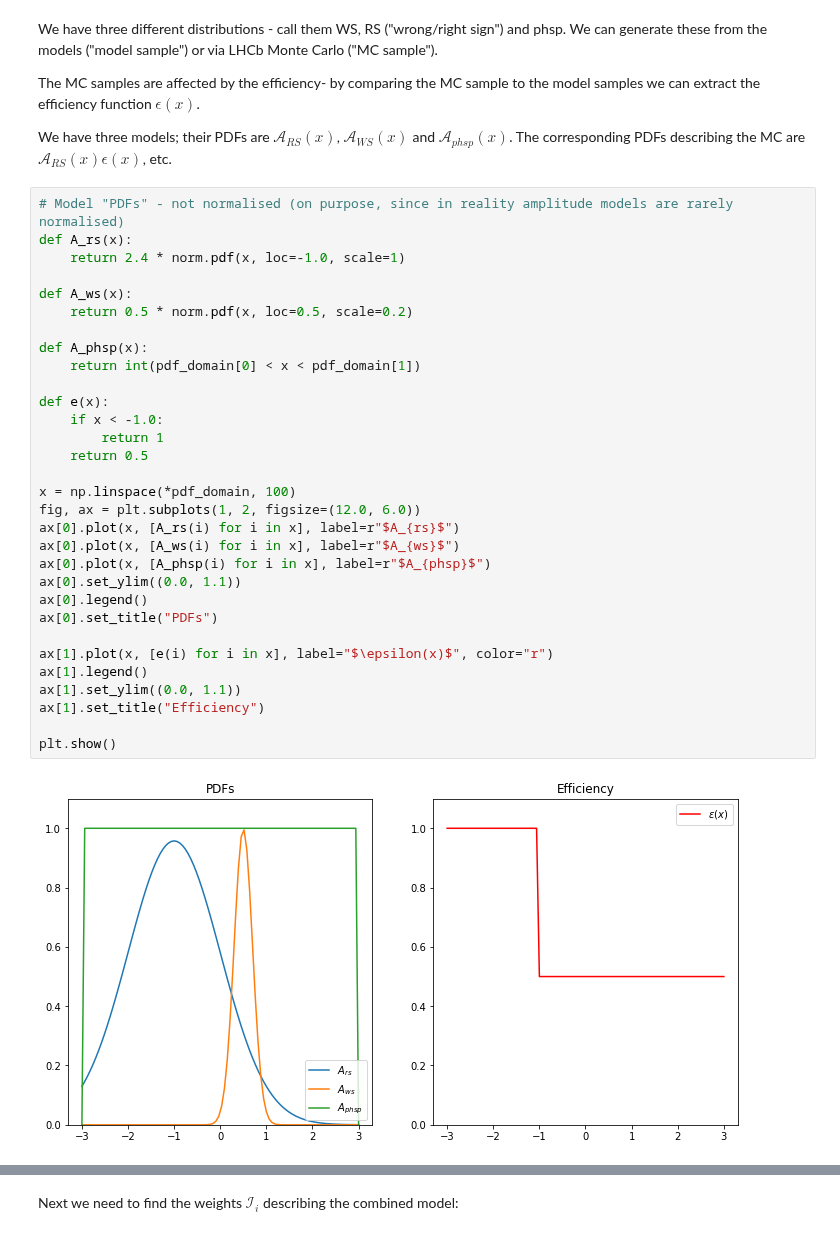
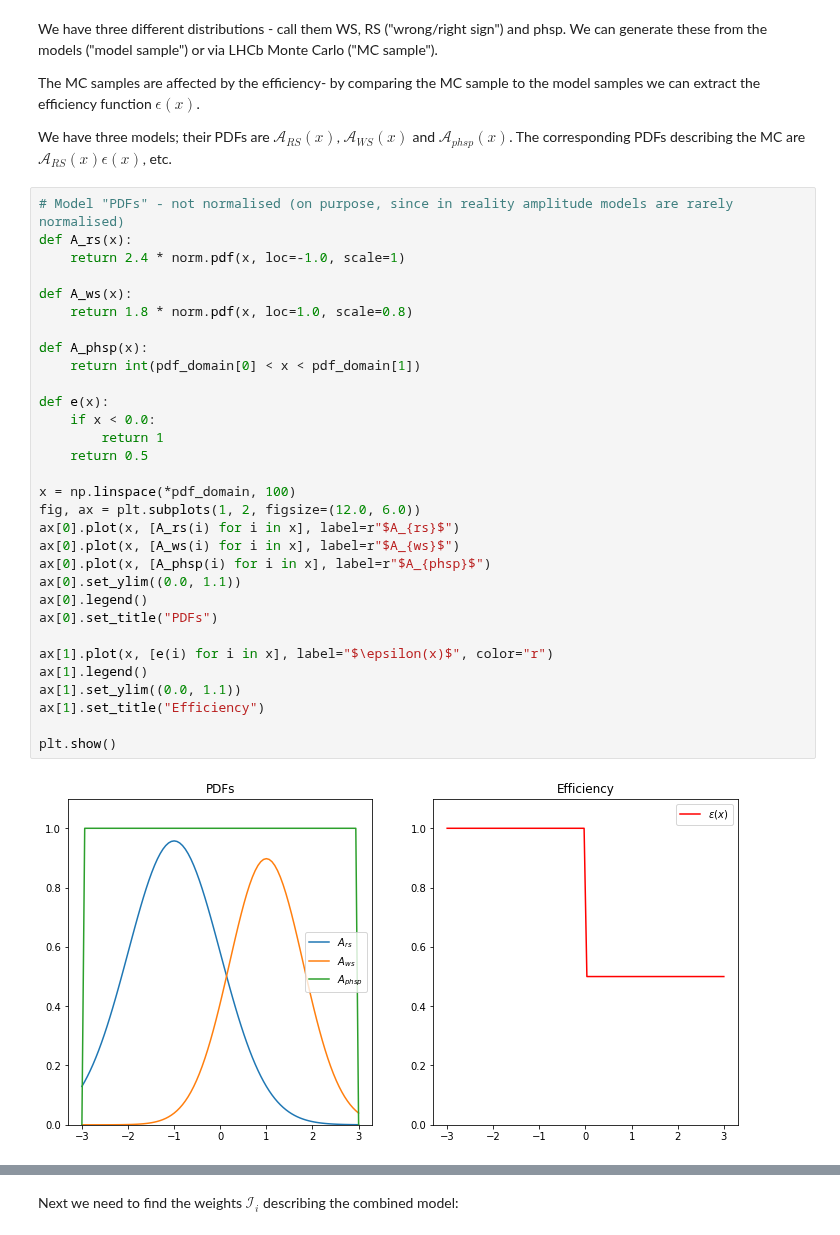
Before and after one commit to richard-lane/addPdfs, a Jupyter notebook: efficiency_toy.ipynb, the cells around one changed output, grey strips where cells are left out. Cells and saved outputs as stored; diff of their text form.

```diff
--- a/efficiency_toy.ipynb
+++ b/efficiency_toy.ipynb
@@ -53,34 +53,34 @@ The corresponding PDFs describing the MC are $\mathcal{A}_{RS}(x)\epsilon(x)$, e
 # %%
 # Model "PDFs" - not normalised (on purpose, since in reality amplitude models are rarely normalised)
 def A_rs(x):
     return 2.4 * norm.pdf(x, loc=-1.0, scale=1)
 
 def A_ws(x):
-    return 0.5 * norm.pdf(x, loc=0.5, scale=0.2)
+    return 1.8 * norm.pdf(x, loc=1.0, scale=0.8)
 
 def A_phsp(x):
     return int(pdf_domain[0] < x < pdf_domain[1])
 
 def e(x):
-    if x < -1.0:
+    if x < 0.0:
         return 1
     return 0.5
 
 x = np.linspace(*pdf_domain, 100)
 fig, ax = plt.subplots(1, 2, figsize=(12.0, 6.0))
 ax[0].plot(x, [A_rs(i) for i in x], label=r"$A_{rs}$")
 ax[0].plot(x, [A_ws(i) for i in x], label=r"$A_{ws}$")
 ax[0].plot(x, [A_phsp(i) for i in x], label=r"$A_{phsp}$")
 ax[0].set_ylim((0.0, 1.1))
 ax[0].legend()
 ax[0].set_title("PDFs")
 
 ax[1].plot(x, [e(i) for i in x], label="$\epsilon(x)$", color="r")
 ax[1].legend()
 ax[1].set_ylim((0.0, 1.1))
 ax[1].set_title("Efficiency")
 
 plt.show()
 # %% [output]
-[figure, old version]
+[figure, new version]
 # %% [markdown]
```
Also changed, not shown: parts of 14 cells of this notebook, 1 other file.
